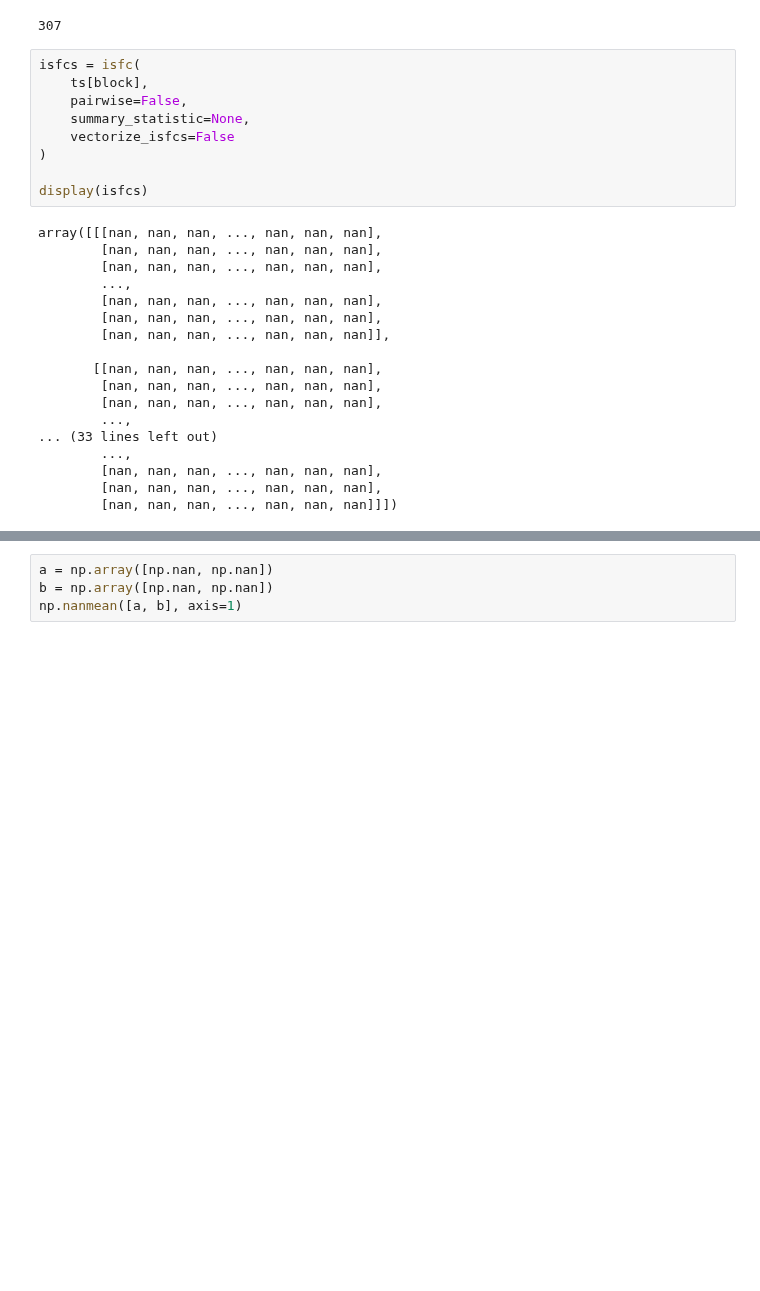
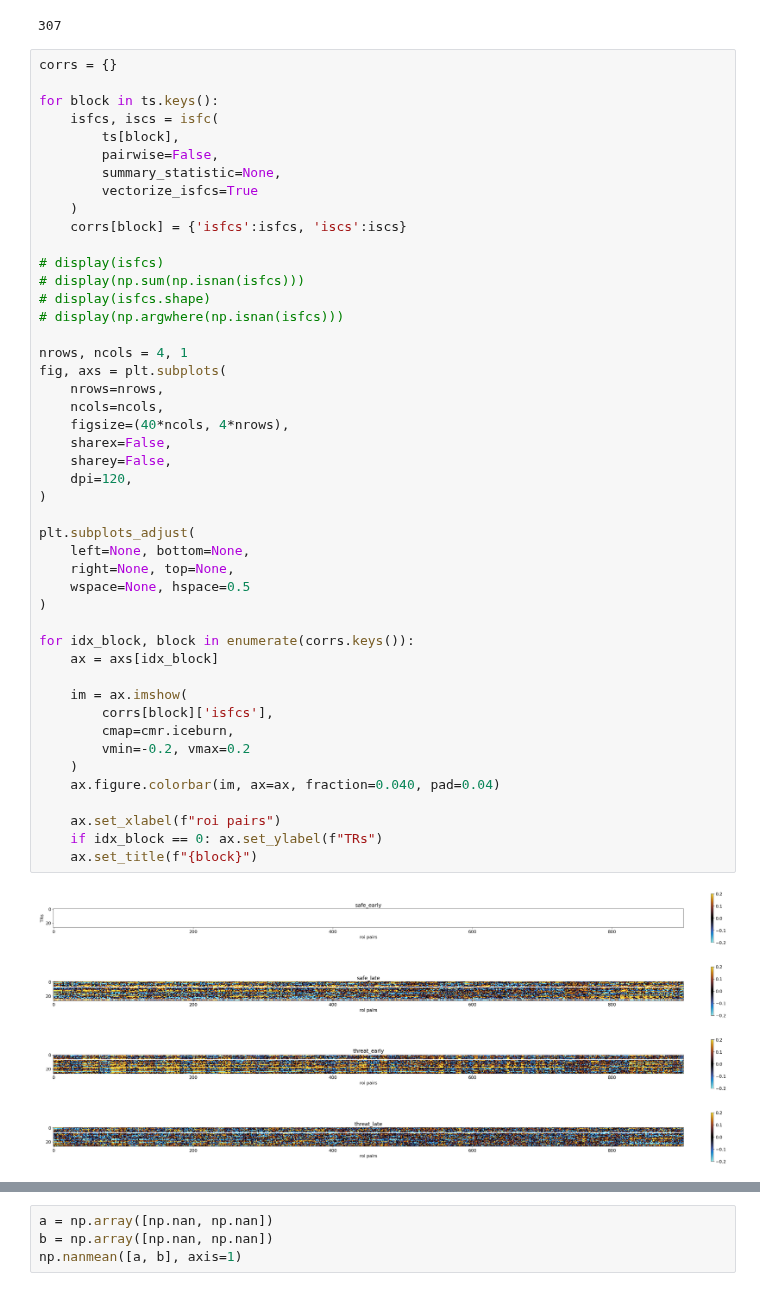
Before and after one commit to govinda-umd/network_dynamics, a Jupyter notebook: _sources/nb/jul22/01-data-max_desc-plot_response_time_series.ipynb, the cells around one changed output, grey strips where cells are left out. Drawn from its saved outputs; the diff is of its cells as text; blank space fills up the shorter version.

```diff
--- a/_sources/nb/jul22/01-data-max_desc-plot_response_time_series.ipynb
+++ b/_sources/nb/jul22/01-data-max_desc-plot_response_time_series.ipynb
@@ -294,30 +302,51 @@ array([[nan, nan, nan, ..., nan, nan, nan],
        [nan, nan, nan, ..., nan, nan, nan],
        [nan, nan, nan, ..., nan, nan, nan]], dtype=float32)
 307
-# %%
-isfcs = isfc(
-    ts[block],
-    pairwise=False,
-    summary_statistic=None,
-    vectorize_isfcs=False
-)
-
-display(isfcs)
-# %% [output]
-array([[[nan, nan, nan, ..., nan, nan, nan],
-        [nan, nan, nan, ..., nan, nan, nan],
-        [nan, nan, nan, ..., nan, nan, nan],
-        ...,
-        [nan, nan, nan, ..., nan, nan, nan],
-        [nan, nan, nan, ..., nan, nan, nan],
-        [nan, nan, nan, ..., nan, nan, nan]],
-
-       [[nan, nan, nan, ..., nan, nan, nan],
-        [nan, nan, nan, ..., nan, nan, nan],
-        [nan, nan, nan, ..., nan, nan, nan],
-        ...,
-... (33 lines left out)
-        ...,
-        [nan, nan, nan, ..., nan, nan, nan],
-        [nan, nan, nan, ..., nan, nan, nan],
-        [nan, nan, nan, ..., nan, nan, nan]]])
+# %%
+corrs = {}
+
+for block in ts.keys():
+    isfcs, iscs = isfc(
+        ts[block],
+        pairwise=False,
+        summary_statistic=None,
+        vectorize_isfcs=True
+    )
+    corrs[block] = {'isfcs':isfcs, 'iscs':iscs}
+
+# display(isfcs)
+# display(np.sum(np.isnan(isfcs)))
+# display(isfcs.shape)
+# display(np.argwhere(np.isnan(isfcs)))
+
+nrows, ncols = 4, 1
+fig, axs = plt.subplots(
+    nrows=nrows,
+    ncols=ncols,
+    figsize=(40*ncols, 4*nrows),
+    sharex=False,
+    sharey=False,
+    dpi=120,
+)
+
+plt.subplots_adjust(
+    left=None, bottom=None,
+    right=None, top=None,
+    wspace=None, hspace=0.5
+)
+
+for idx_block, block in enumerate(corrs.keys()):
+    ax = axs[idx_block]
+
+    im = ax.imshow(
+        corrs[block]['isfcs'],
+        cmap=cmr.iceburn,
+        vmin=-0.2, vmax=0.2
+    )
+    ax.figure.colorbar(im, ax=ax, fraction=0.040, pad=0.04)
+
+    ax.set_xlabel(f"roi pairs")
+    if idx_block == 0: ax.set_ylabel(f"TRs")
+    ax.set_title(f"{block}")
+# %% [output]
+[figure, added]
```
Also changed, not shown: parts of 19 cells of this notebook, 10 other files.
